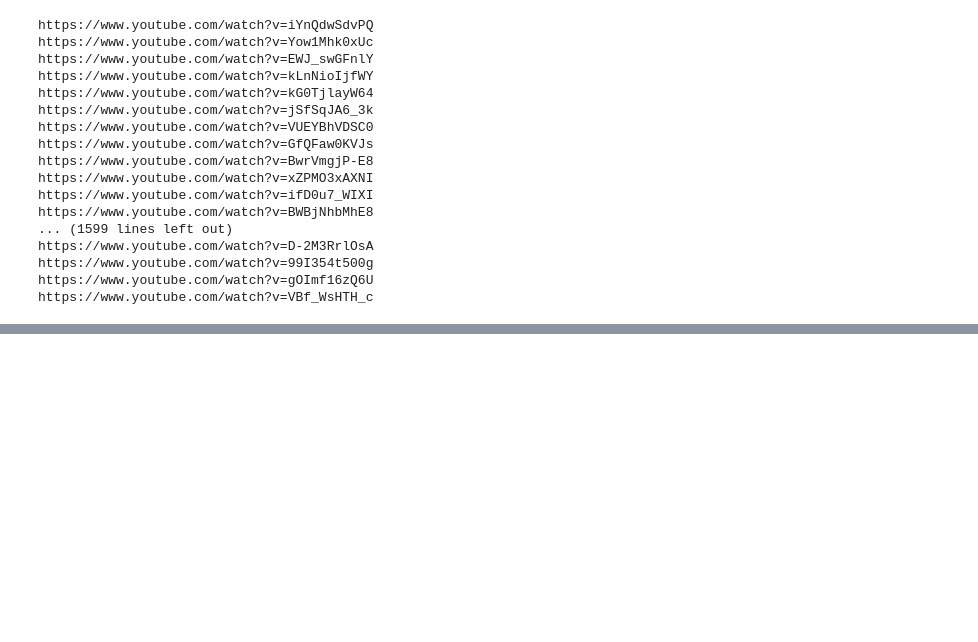
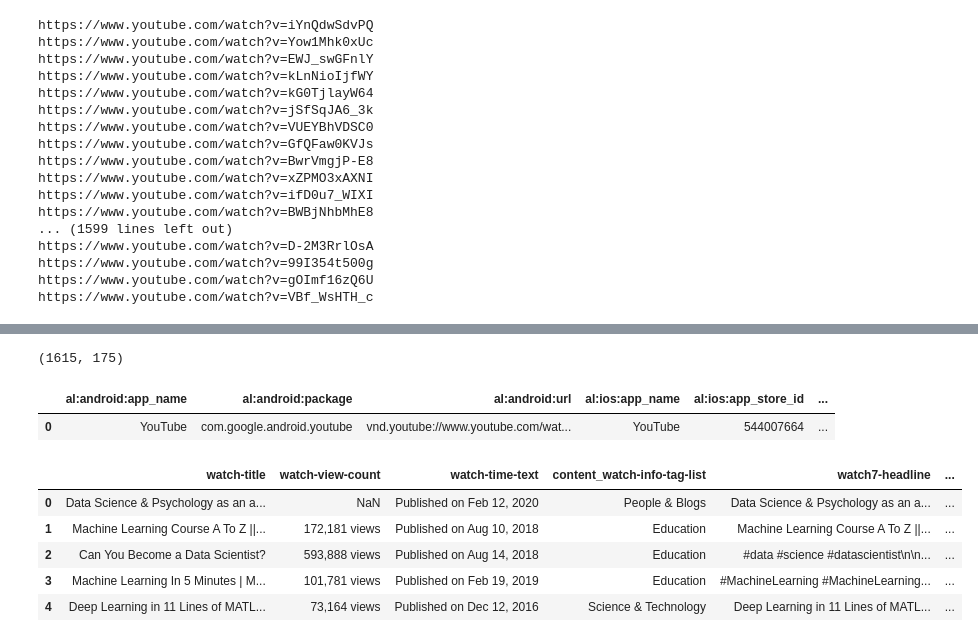
Before and after one commit to jmcabreira-zz/Data-Science-Projects, a Jupyter notebook: Youtube_Video_Recommendation_System/DataProcessing2.ipynb, the cells around one changed output, grey strips where cells are left out. Cells and saved outputs as stored; diff of their text form; code cells hidden in the pictures; blank space fills up the shorter version.

Commit message:
refactor: Add loop for data processing and df

```diff
--- a/Youtube_Video_Recommendation_System/DataProcessing2.ipynb
+++ b/Youtube_Video_Recommendation_System/DataProcessing2.ipynb
@@ -13,3 +15,5 @@ import os
+# %%
+pd.set_option("display.max_columns", 180)
 # %% [markdown]
 ## Parsed Video DataFrame
 # %%
@@ -70,0 +116,24 @@ https://www.youtube.com/watch?v=VBf_WsHTH_c
+# %%
+df = pd.read_json("parsed_video_info.json", lines = True)
+df.shape
+# %% [output]
+(1615, 175)
+# %%
+df.head(1)
+# %% [output]
+|  | al:android:app_name | al:android:package | al:android:url | al:ios:app_name | al:ios:app_store_id | ... |
+| 0 | YouTube | com.google.android.youtube | vnd.youtube://www.youtube.com/wat... | YouTube | 544007664 | ... |
+# %%
+# Columns selected for my baseline model
+selected_columns = ['watch-title', 'watch-view-count', 'watch-time-text', 'content_watch-info-tag-list', 'watch7-headline',
+                    'watch7-user-header', 'watch8-sentiment-actions', "og:image", 'og:image:width', 'og:image:height',
+                    "og:description", "og:video:width", 'og:video:height', "og:video:tag", 'channel_link_0']
+# %%
+df[selected_columns].head()
+# %% [output]
+|  | watch-title | watch-view-count | watch-time-text | content_watch-info-tag-list | watch7-headline | ... |
+| 0 | Data Science & Psychology as an a... | NaN | Published on Feb 12, 2020 | People & Blogs | Data Science & Psychology as an a... | ... |
+| 1 | Machine Learning Course A To Z ||... | 172,181 views | Published on Aug 10, 2018 | Education | Machine Learning Course A To Z ||... | ... |
+| 2 | Can You Become a Data Scientist? | 593,888 views | Published on Aug 14, 2018 | Education | #data #science #datascientist\n\n... | ... |
+| 3 | Machine Learning In 5 Minutes | M... | 101,781 views | Published on Feb 19, 2019 | Education | #MachineLearning #MachineLearning... | ... |
+| 4 | Deep Learning in 11 Lines of MATL... | 73,164 views | Published on Dec 12, 2016 | Science & Technology | Deep Learning in 11 Lines of MATL... | ... |
```
Also changed, not shown: parts of 6 cells of this notebook.
